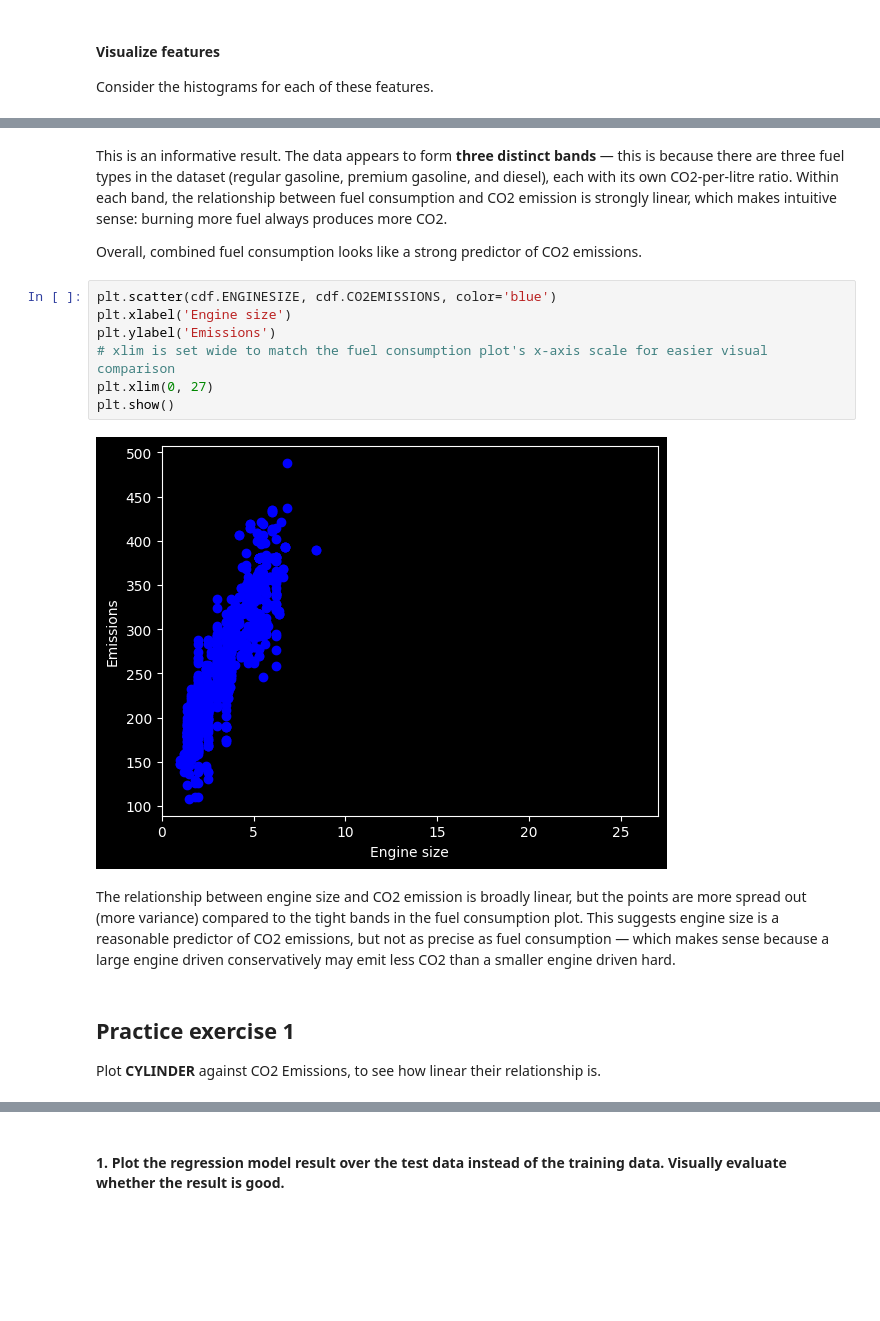
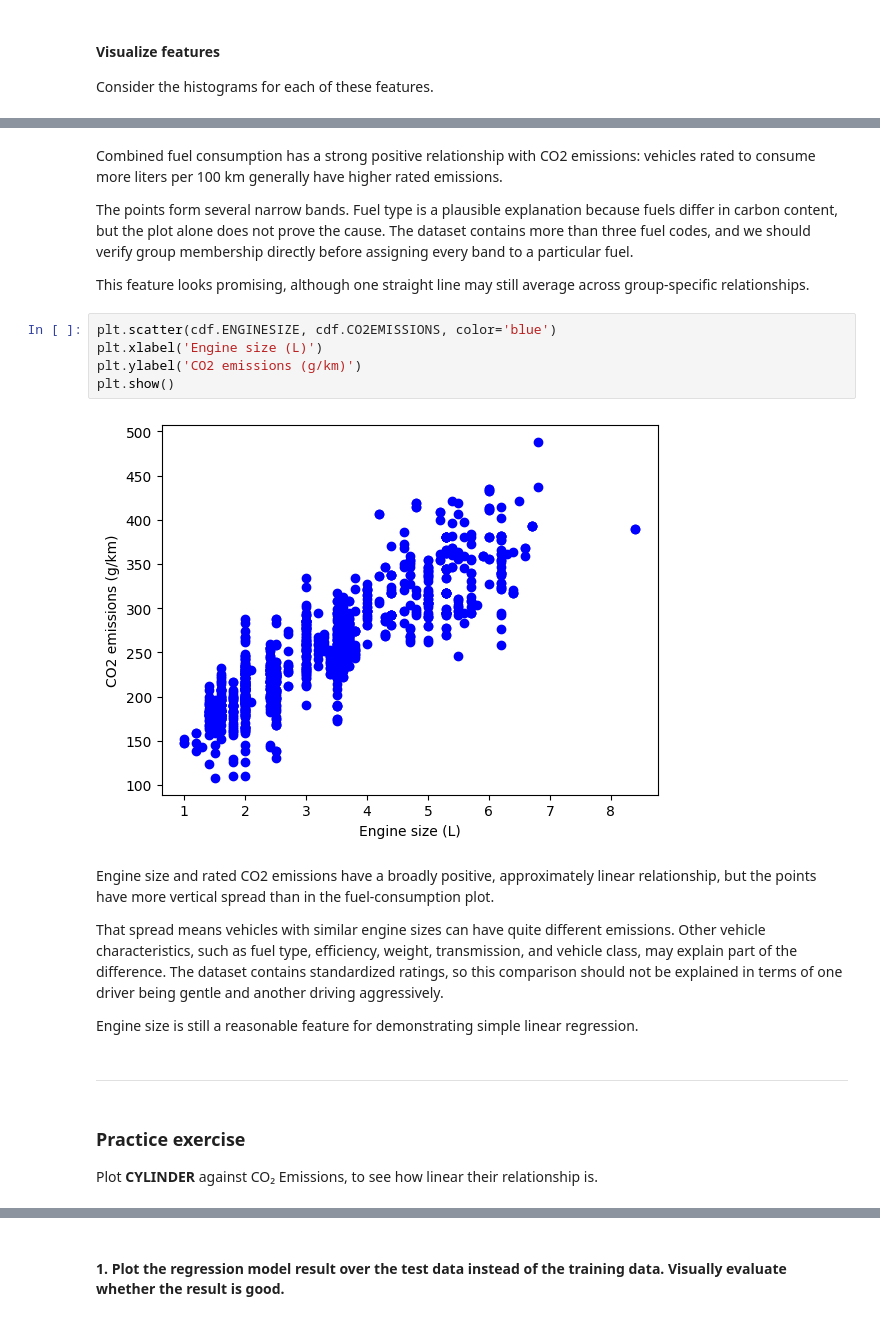
Before and after one commit to nadropper/ibm-ai-engineering-professional-certificate, a Jupyter notebook: 01-machine-learning-with-python/modules/02-linear-and-logistic-regression/labs/simple-linear-regression/simple-linear-regression.ipynb, the cells around one changed output, grey strips where cells are left out. Drawn from its saved outputs; the diff is of its cells as text; blank space fills up the shorter version.

```diff
--- a/01-machine-learning-with-python/modules/02-linear-and-logistic-regression/labs/simple-linear-regression/simple-linear-regression.ipynb
+++ b/01-machine-learning-with-python/modules/02-linear-and-logistic-regression/labs/simple-linear-regression/simple-linear-regression.ipynb
@@ -161,21 +151,28 @@ plt.show()
-# %% [markdown]
-This is an informative result. The data appears to form **three distinct bands** — this is because there are three fuel types in the dataset (regular gasoline, premium gasoline, and diesel), each with its own CO2-per-litre ratio. Within each band, the relationship between fuel consumption and CO2 emission is strongly linear, which makes intuitive sense: burning more fuel always produces more CO2.
-
-Overall, combined fuel consumption looks like a strong predictor of CO2 emissions.
+# %% [markdown]
+Combined fuel consumption has a strong positive relationship with CO2 emissions: vehicles rated to consume more liters per 100 km generally have higher rated emissions.
+
+The points form several narrow bands. Fuel type is a plausible explanation because fuels differ in carbon content, but the plot alone does not prove the cause. The dataset contains more than three fuel codes, and we should verify group membership directly before assigning every band to a particular fuel.
+
+This feature looks promising, although one straight line may still average across group-specific relationships.
 # %%
 plt.scatter(cdf.ENGINESIZE, cdf.CO2EMISSIONS, color='blue')
-plt.xlabel('Engine size')
-plt.ylabel('Emissions')
-# xlim is set wide to match the fuel consumption plot's x-axis scale for easier visual comparison
-plt.xlim(0, 27)
+plt.xlabel('Engine size (L)')
+plt.ylabel('CO2 emissions (g/km)')
 plt.show()
 # %% [output]
-[figure, old version]
+[figure, new version]
-# %% [markdown]
-The relationship between engine size and CO2 emission is broadly linear, but the points are more spread out (more variance) compared to the tight bands in the fuel consumption plot. This suggests engine size is a reasonable predictor of CO2 emissions, but not as precise as fuel consumption — which makes sense because a large engine driven conservatively may emit less CO2 than a smaller engine driven hard.
+# %% [markdown]
+Engine size and rated CO2 emissions have a broadly positive, approximately linear relationship, but the points have more vertical spread than in the fuel-consumption plot.
+
+That spread means vehicles with similar engine sizes can have quite different emissions. Other vehicle characteristics, such as fuel type, efficiency, weight, transmission, and vehicle class, may explain part of the difference. The dataset contains standardized ratings, so this comparison should not be explained in terms of one driver being gentle and another driving aggressively.
+
+Engine size is still a reasonable feature for demonstrating simple linear regression.
+# %% [markdown]
+---
 # %% [markdown]
-## Practice exercise 1
-Plot __CYLINDER__ against CO2 Emissions, to see how linear their relationship is.
+### Practice exercise
+
+Plot __CYLINDER__ against CO₂ Emissions, to see how linear their relationship is.
 # %%
 plt.scatter(cdf.CYLINDERS, cdf.CO2EMISSIONS, color='green')
 plt.xlabel('Cylinders')
```
Also changed, not shown: parts of 75 cells of this notebook, 7 other files.
